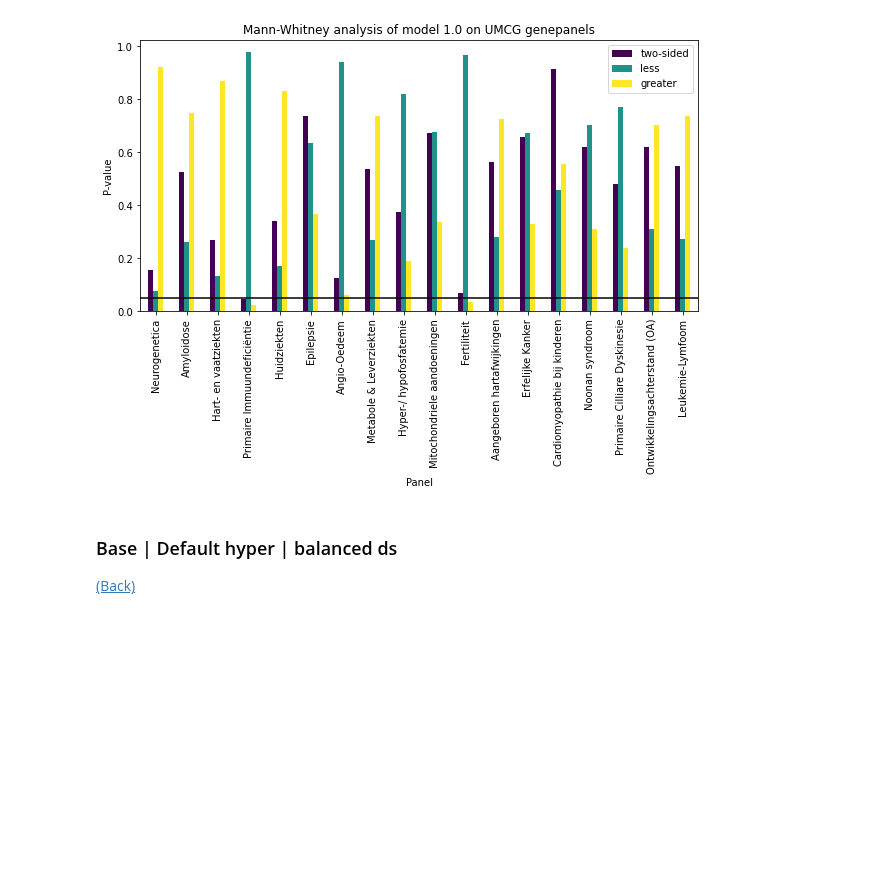
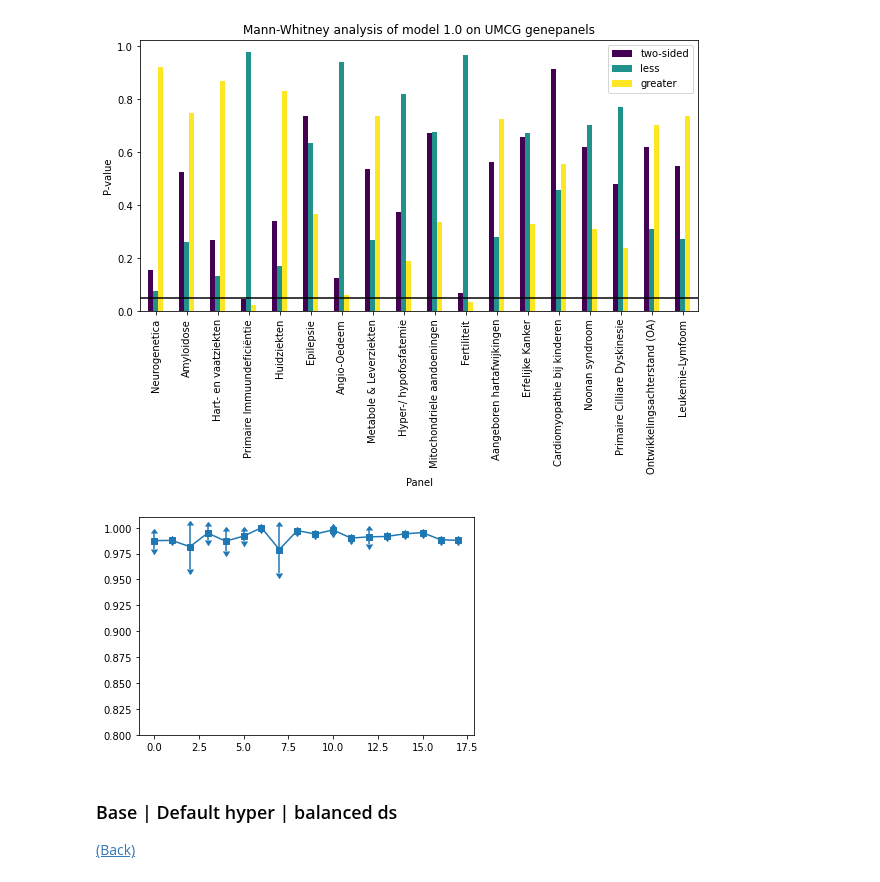
Before and after one commit to SietsmaRJ/dsls_master_thesis, a Jupyter notebook: side_scripts/Model_training.ipynb, the cells around one changed output. Cells and saved outputs as stored; diff of their text form; code cells hidden in the pictures; blank space fills up the shorter version.

```diff
--- a/side_scripts/Model_training.ipynb
+++ b/side_scripts/Model_training.ipynb
@@ -840,6 +844,17 @@ ax.set_xlabel('Panel')
 # %% [output]
 Text(0.5, 0, 'Panel')
 [figure]
+# %%
+y_mean = np.array(model1_umcg_genepanel_analysis['mean'])
+y_std = np.array(model1_umcg_genepanel_analysis['std'])
+# %%
+x = np.arange(y_mean.size)
+fig = plt.figure()
+plt.errorbar(x, y_mean, yerr=y_std, uplims=True, lolims=True, marker='s')
+plt.ylim((0.8,1.01))
+plt.show()
+# %% [output]
+[figure, added]
 # %% [markdown]
 ### Base | Default hyper | balanced ds
 [(Back)](#Full-dataset-AUC-analysis)
```
Also changed, not shown: parts of 6 cells of this notebook, 1 other file.
